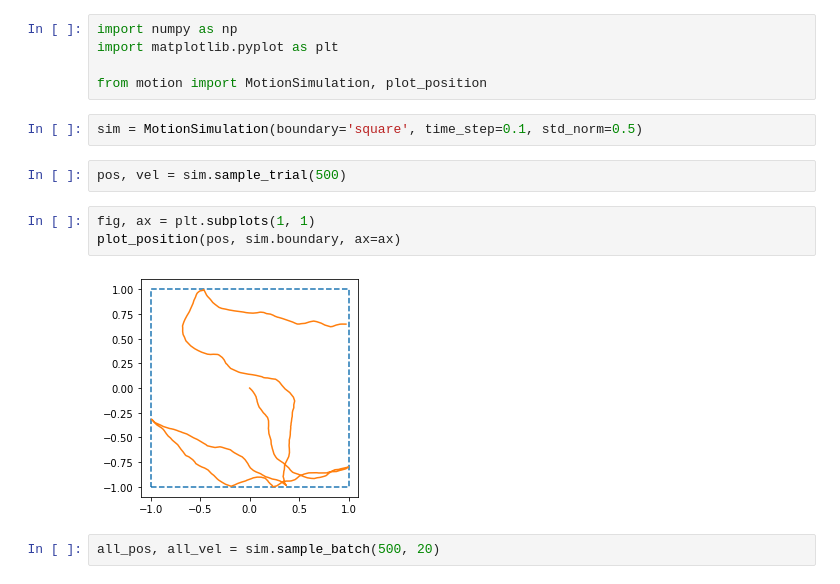
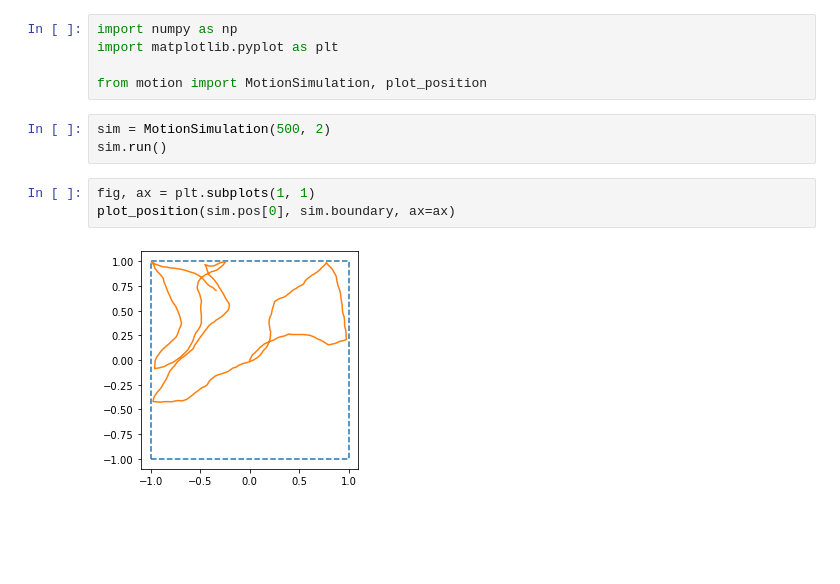
Before and after one commit to conormcgrory/rnn_spatial, a Jupyter notebook: motion_simulation.ipynb, the cells around one changed output. Saved outputs shown, nothing was run; the diff lists cells and outputs as text; blank space fills up the shorter version.

```diff
--- a/motion_simulation.ipynb
+++ b/motion_simulation.ipynb
@@ -6,13 +6,10 @@ import matplotlib.pyplot as plt
 
 from motion import MotionSimulation, plot_position
 # %%
-sim = MotionSimulation(boundary='square', time_step=0.1, std_norm=0.5)
+sim = MotionSimulation(500, 2)
+sim.run()
-# %%
-pos, vel = sim.sample_trial(500)
 # %%
 fig, ax = plt.subplots(1, 1)
-plot_position(pos, sim.boundary, ax=ax)
+plot_position(sim.pos[0], sim.boundary, ax=ax)
 # %% [output]
-[figure, old version]
+[figure, new version]
-# %%
-all_pos, all_vel = sim.sample_batch(500, 20)
```
Also changed, not shown: parts of 3 cells of this notebook, 2 other files.
